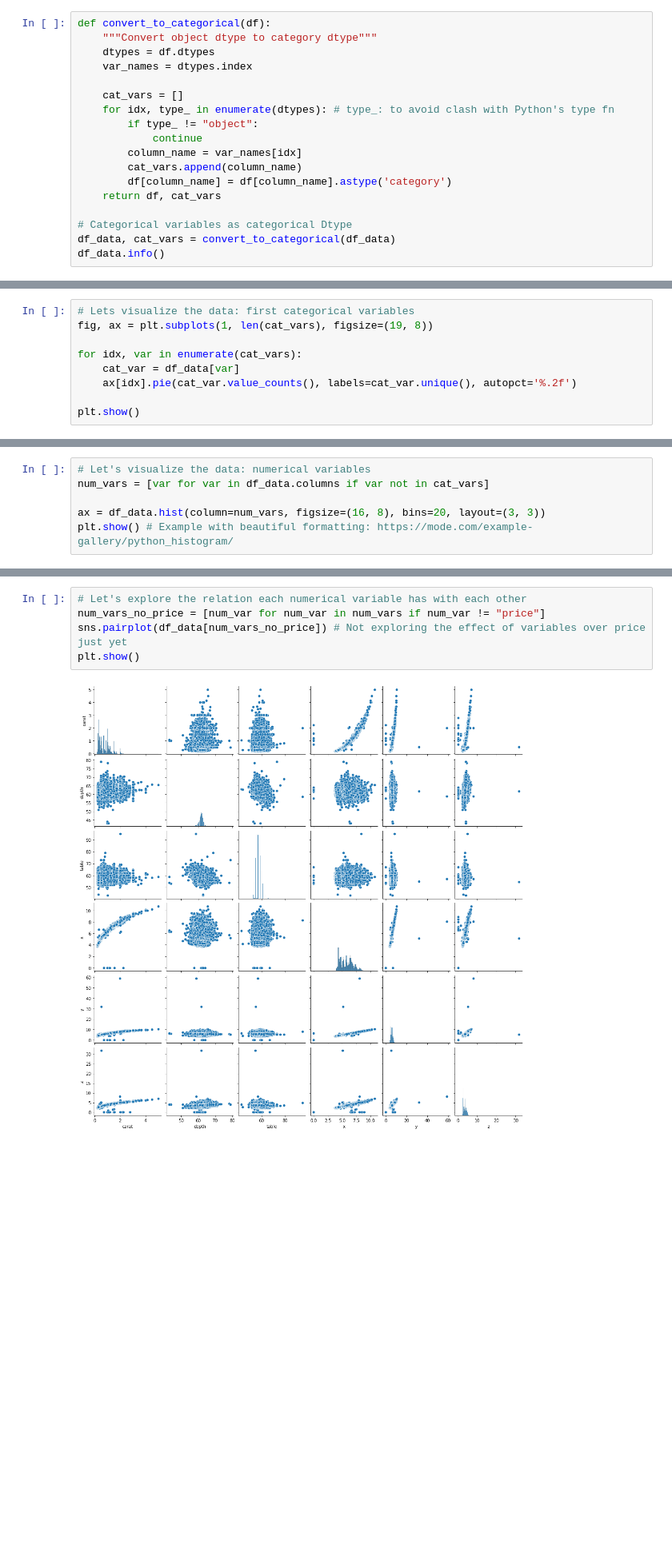
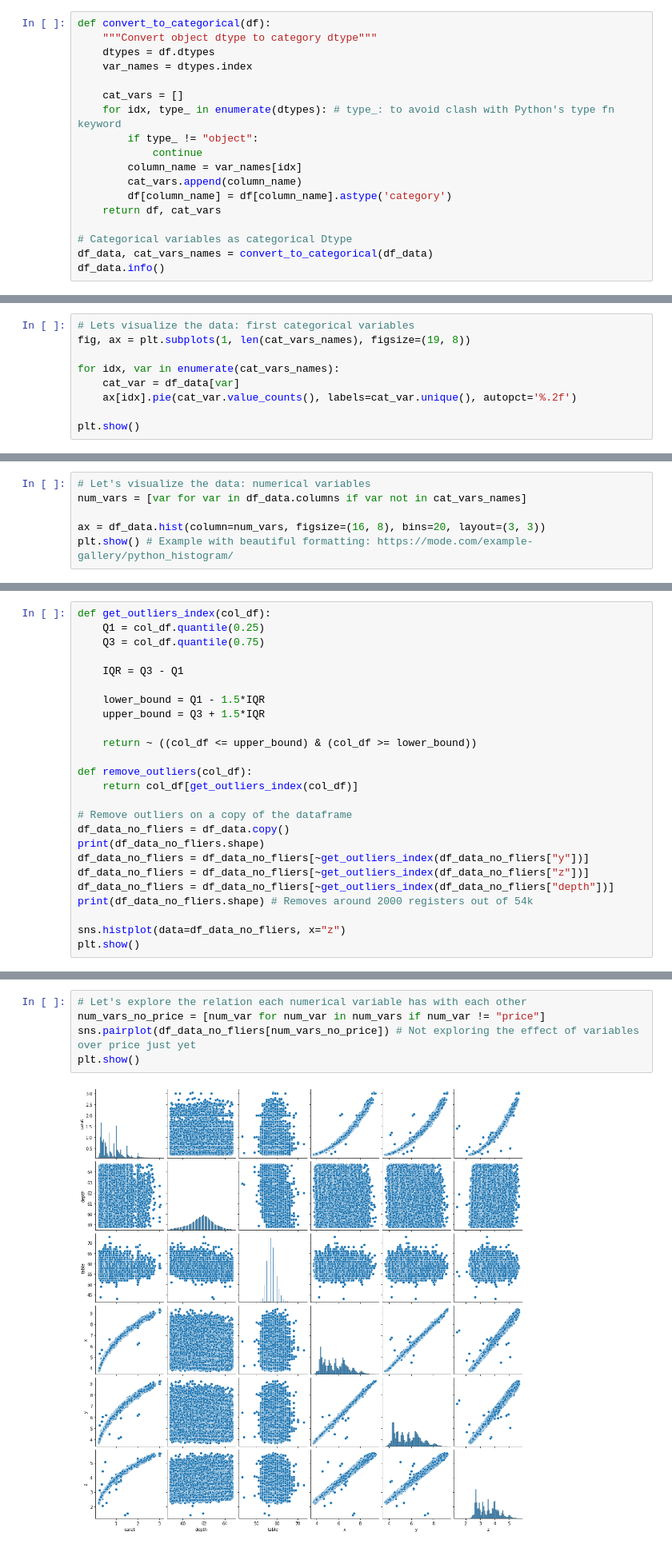
Before and after one commit to jamate16/datascience_notebooks, a Jupyter notebook: regression-1-diamonds.ipynb, the cells around one changed output, grey strips where cells are left out. Shown at 80% size. Saved outputs shown, nothing was run; the diff lists cells and outputs as text; blank space fills up the shorter version.

```diff
--- a/regression-1-diamonds.ipynb
+++ b/regression-1-diamonds.ipynb
@@ -58,7 +59,7 @@ def convert_to_categorical(df):
     var_names = dtypes.index
 
     cat_vars = []
-    for idx, type_ in enumerate(dtypes): # type_: to avoid clash with Python's type fn
+    for idx, type_ in enumerate(dtypes): # type_: to avoid clash with Python's type fn keyword
         if type_ != "object":
             continue
         column_name = var_names[idx]
@@ -67,7 +68,7 @@ def convert_to_categorical(df):
     return df, cat_vars
 
 # Categorical variables as categorical Dtype
-df_data, cat_vars = convert_to_categorical(df_data)
+df_data, cat_vars_names = convert_to_categorical(df_data)
 df_data.info()
 # %% [output]
 <class 'pandas.core.frame.DataFrame'>
@@ -112,9 +113,9 @@ df_data.describe(include="category") # Only includes said dtypes
 | freq | 21551 | 11292 | 13065 |
 # %%
 # Lets visualize the data: first categorical variables
-fig, ax = plt.subplots(1, len(cat_vars), figsize=(19, 8))
+fig, ax = plt.subplots(1, len(cat_vars_names), figsize=(19, 8))
 
-for idx, var in enumerate(cat_vars):
+for idx, var in enumerate(cat_vars_names):
     cat_var = df_data[var]
     ax[idx].pie(cat_var.value_counts(), labels=cat_var.unique(), autopct='%.2f')
 
@@ -126,7 +127,7 @@ plt.show()
 ### From the pie charts it can be seen that there is not a category on each categorical variable that takes more than 40% of the total data, this means that the data is well distributed among all categories, and all categories would add information to a regression model.
 # %%
 # Let's visualize the data: numerical variables
-num_vars = [var for var in df_data.columns if var not in cat_vars]
+num_vars = [var for var in df_data.columns if var not in cat_vars_names]
 
 ax = df_data.hist(column=num_vars, figsize=(16, 8), bins=20, layout=(3, 3))
 plt.show() # Example with beautiful formatting: https://mode.com/example-gallery/python_histogram/
@@ -153,0 +155,25 @@ plt.show()
+# %%
+def get_outliers_index(col_df):
+    Q1 = col_df.quantile(0.25)
+    Q3 = col_df.quantile(0.75)
+
+    IQR = Q3 - Q1
+
+    lower_bound = Q1 - 1.5*IQR
+    upper_bound = Q3 + 1.5*IQR
+
+    return ~ ((col_df <= upper_bound) & (col_df >= lower_bound))
+
+def remove_outliers(col_df):
+    return col_df[get_outliers_index(col_df)]
+
+# Remove outliers on a copy of the dataframe
+df_data_no_fliers = df_data.copy()
+print(df_data_no_fliers.shape)
+df_data_no_fliers = df_data_no_fliers[~get_outliers_index(df_data_no_fliers["y"])]
+df_data_no_fliers = df_data_no_fliers[~get_outliers_index(df_data_no_fliers["z"])]
+df_data_no_fliers = df_data_no_fliers[~get_outliers_index(df_data_no_fliers["depth"])]
+print(df_data_no_fliers.shape) # Removes around 2000 registers out of 54k
+
+sns.histplot(data=df_data_no_fliers, x="z")
+plt.show()
@@ -154,9 +184,9 @@ plt.show()
 # %%
 # Let's explore the relation each numerical variable has with each other
 num_vars_no_price = [num_var for num_var in num_vars if num_var != "price"]
-sns.pairplot(df_data[num_vars_no_price]) # Not exploring the effect of variables over price just yet
+sns.pairplot(df_data_no_fliers[num_vars_no_price]) # Not exploring the effect of variables over price just yet
 plt.show()
 # %% [output]
-[figure, old version]
+[figure, new version]
 # %% [markdown]
 ## Analysis
```
Also changed, not shown: parts of 13 cells of this notebook.
